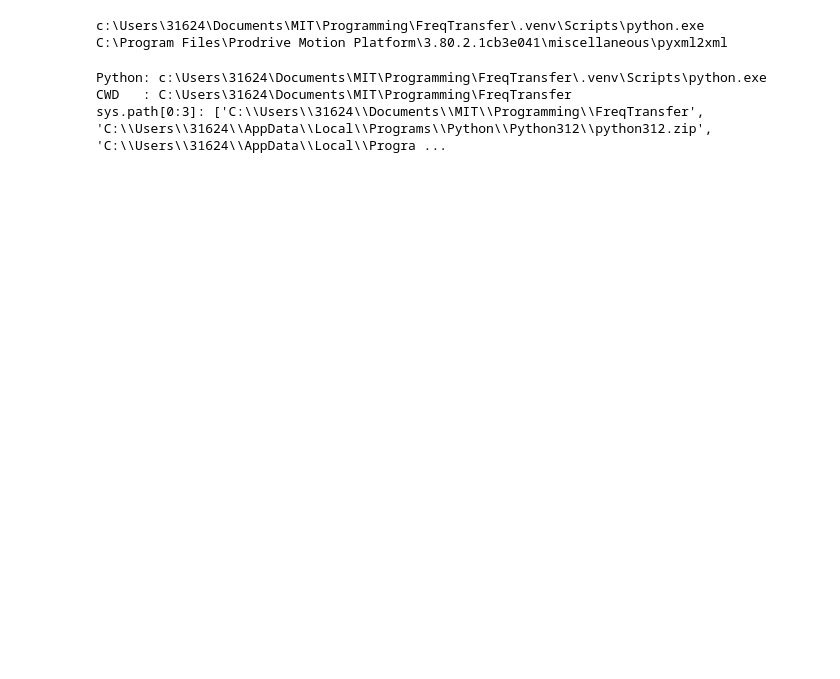
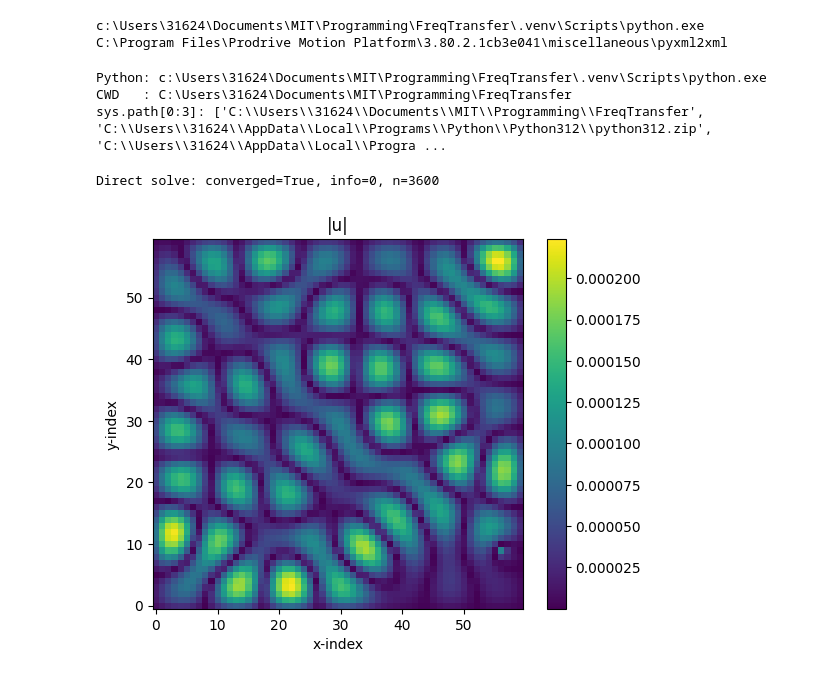
Before and after one commit to fkiewiet/FreqTransfer, a Jupyter notebook: notebooks/00_test.ipynb, the cells around one changed output. Cells and saved outputs as stored; diff of their text form; code cells hidden in the pictures; blank space fills up the shorter version.

```diff
--- a/notebooks/00_test.ipynb
+++ b/notebooks/00_test.ipynb
@@ -57,3 +57,26 @@ from src import (
     PointSource, RandomPointSource, build_load,
     gmres_solve, plot_residuals, plot_field,
 )
+# %%
+# --- setup ---
+from src import (
+    GridSpec, PMLConfig, assemble_operator,
+    RandomPointSource, build_load,
+    direct_solve, plot_field
+)
+
+grid = GridSpec(2, (60, 60), (1.0, 1.0))
+k = 30.0
+
+A = assemble_operator(grid=grid, k=k, kind="helmholtz")   # no PML
+b = build_load(RandomPointSource(seed=1), grid)
+
+# --- direct solve (sparse LU) ---
+res = direct_solve(A, b)   # returns SolverResult with .solution, .converged, .info
+print(f"Direct solve: converged={res.converged}, info={res.info}, n={A.shape[0]}")
+
+# visualize
+_ = plot_field(res.solution, shape=grid.shape, which="magnitude")
+# %% [output]
+Direct solve: converged=True, info=0, n=3600
+[figure, added]
```
Also changed, not shown: parts of 1 cell of this notebook, 34 other files.
